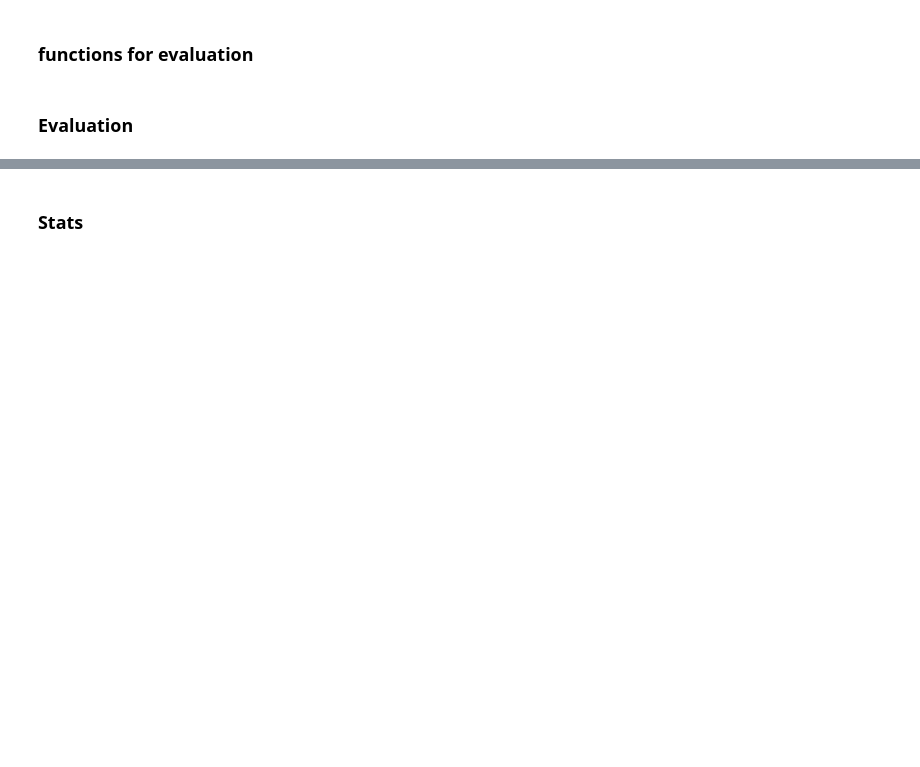
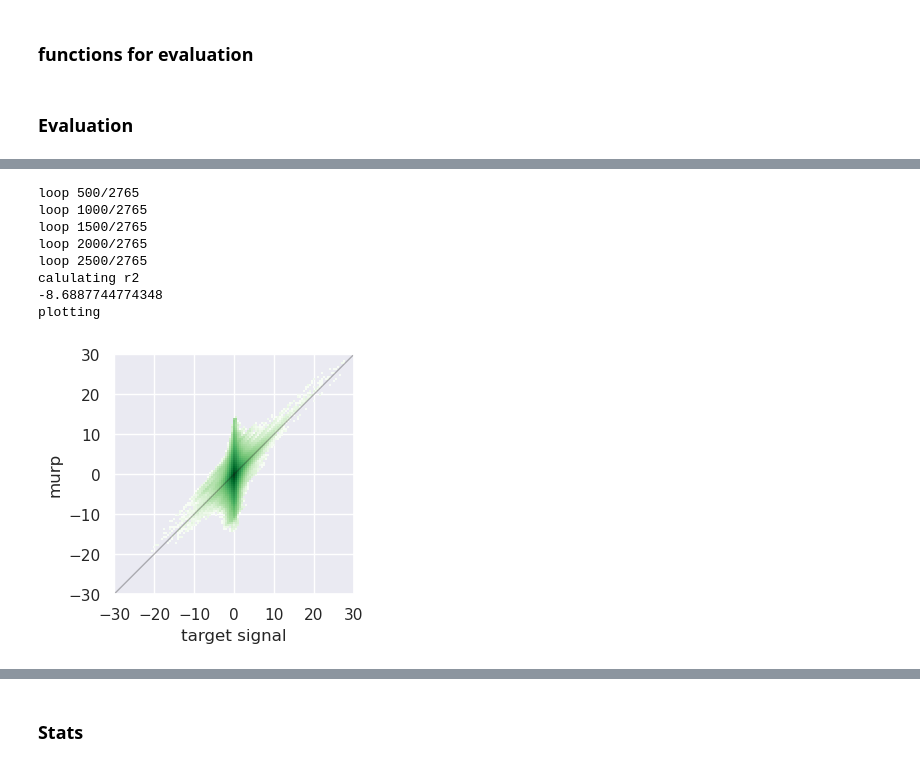
Before and after one commit to gbrencher/indennt, a Jupyter notebook: nbs/train_test/07test.ipynb, the cells around one changed output, grey strips where cells are left out. Saved outputs shown, nothing was run; the diff lists cells and outputs as text; code cells hidden in the pictures; blank space fills up the shorter version.

```diff
--- a/nbs/train_test/07test.ipynb
+++ b/nbs/train_test/07test.ipynb
@@ -733,28 +764,36 @@ mean snr of images: 0.19964342 stdev of SNR of images: 0.27056625
 # %%
-# def list_plot_murp(data, data_loader):
-#     # init lists
-#     murp_list = []
-#     target_list = []
+def list_plot_murp(data, data_loader):
+    # init lists
+    murp_array = np.array([])
+    target_array = np.array([])
 
-#     for i, (igram, signal_target, noise_target, dem, murp_corr, murp_corr, hp_corr) in enumerate(data_loader):
-#         if (i+1)%500 == 0:
-#             print(f'loop {i+1}/{data.filelength}')
+    for i, (igram, signal_target, noise_target, dem, murp_corr, murp_corr, hp_corr) in enumerate(data_loader):
+        if (i+1)%500 == 0:
+            print(f'loop {i+1}/{data.filelength}')
 
-#         signal_target = undo_norm(signal_target.squeeze())
+        signal_target = undo_norm(signal_target.squeeze())
 
-#         murp_list.extend(murp_corr.flatten())
-#         target_list.extend(signal_target.flatten())
+        murp_array = np.append(murp_array, murp_corr)
+        target_array = np.append(target_array, signal_target)
 
-#     murp_array = np.array(murp_list)
-#     target_array = np.array(target_list)
+    print('calulating r2')
+    r2 = calc_r2(murp_array, target_array)
+    print(r2)
 
-#     del murp_list
-#     del target_list
+    print('plotting')
+    plot_rmse(murp_array, target_array, ylabel='murp')
 
-#     plot_rmse(murp_array, target_array, ylabel='murp')
+    return r2, murp_array, target_array
 
-#     del murp_array
-#     del target_array
-
-# list_plot_murp(test_data, test_loader)
+r2, murp_array, target_array = list_plot_murp(test_data, test_loader)
+# %% [output]
+loop 500/2765
+loop 1000/2765
+loop 1500/2765
+loop 2000/2765
+loop 2500/2765
+calulating r2
+-8.6887744774348
+plotting
+[figure, added]
 # %%
```
Also changed, not shown: parts of 19 cells of this notebook.
